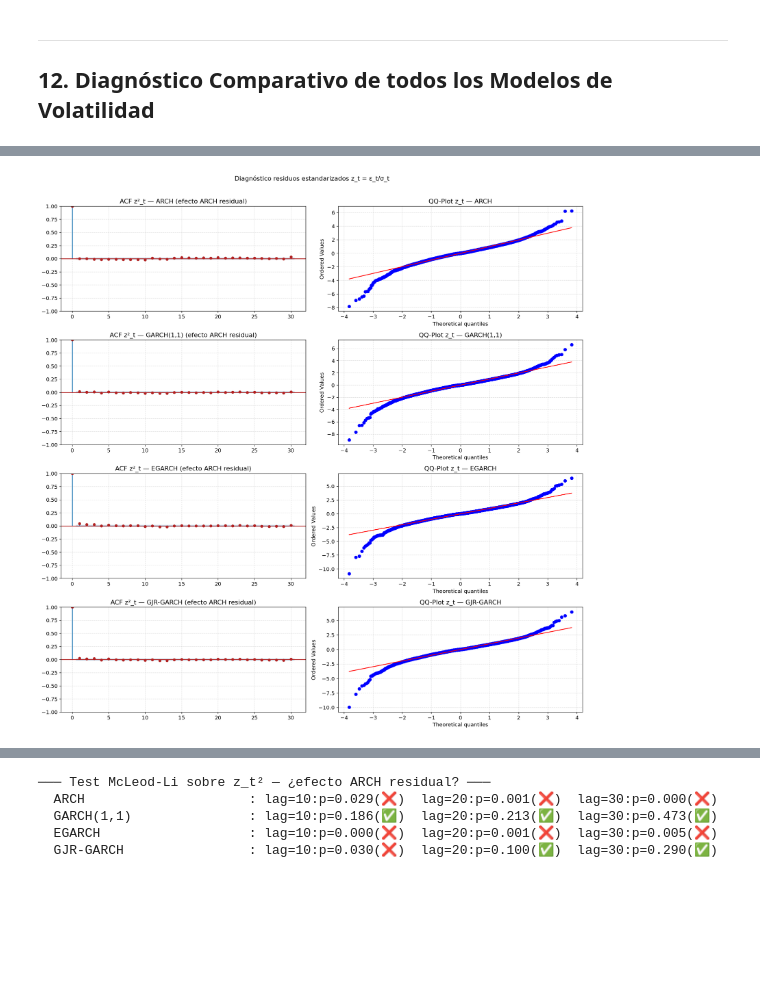
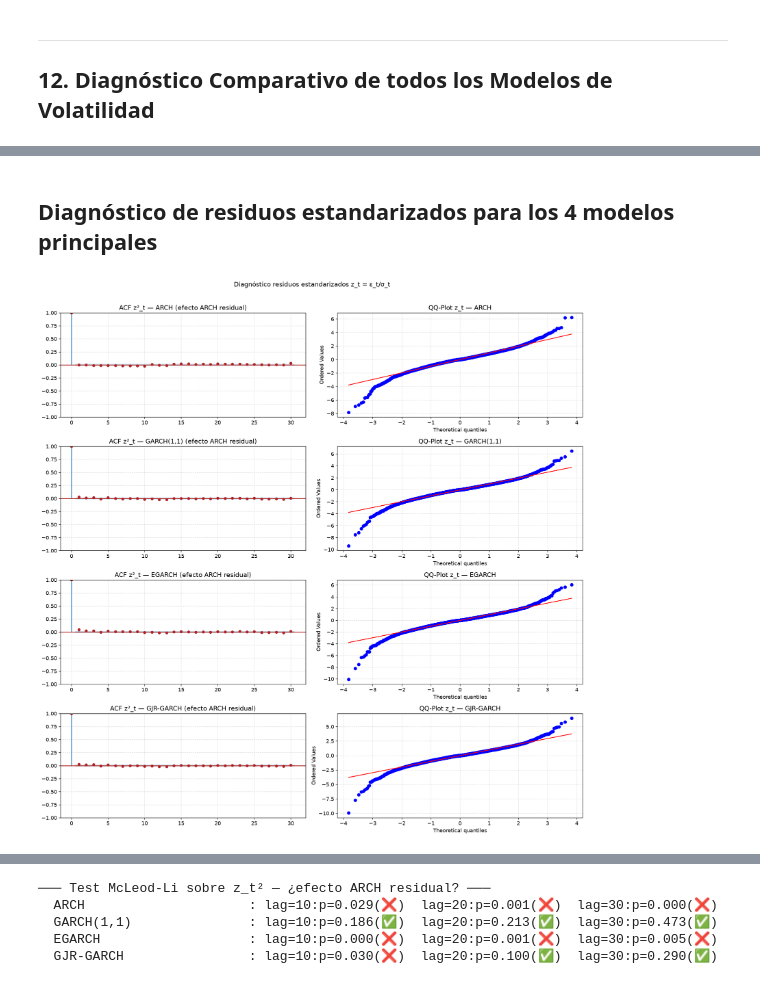
Before and after one commit to flopyromero/Proyecto-petr-leo-WTI-, a Jupyter notebook: tp4_tp5_wti.ipynb, the cells around one changed output, grey strips where cells are left out. Cells and saved outputs as stored; diff of their text form; code cells hidden in the pictures; blank space fills up the shorter version.

```diff
--- a/tp4_tp5_wti.ipynb
+++ b/tp4_tp5_wti.ipynb
@@ -1298,0 +1298,20 @@ Los tres modelos con dist=t están muy juntos (diferencia de ~38 unidades entre
+# %%
+# Coeficientes clave de todos los modelos ajustados
+todos_modelos = {
+    **{k: v for k, v in modelos_arch.items() if k == BEST_ARCH},
+    **{k: v for k, v in modelos_garch.items() if k == BEST_GARCH},
+    **{k: v for k, v in modelos_egarch.items() if k == BEST_EGARCH},
+    **{k: v for k, v in modelos_gjr.items() if k == BEST_GJR},
+}
+
+for nombre, m in todos_modelos.items():
+    params = m.params
+    pvals  = m.pvalues
+    print(f'\n── {nombre} ──')
+    for p_name in ['omega', 'alpha[1]', 'gamma[1]', 'beta[1]', 'beta[2]']:
+        if p_name in params.index:
+            sig = '✅' if pvals[p_name] < 0.05 else '❌ no significativo'
+            print(f'  {p_name:12s}: {params[p_name]:8.4f}  p={pvals[p_name]:.4f}  {sig}')
+    if 'nu' in params.index:
+        print(f'  {"nu":12s}: {params["nu"]:8.4f}  p={pvals["nu"]:.4f}  ✅ (colas pesadas)')
+    print(f'  {"LogLik":12s}: {m.loglikelihood:.2f}')
@@ -1299,36 +1336,38 @@ Los tres modelos con dist=t están muy juntos (diferencia de ~38 unidades entre
+# %% [markdown]
+## Diagnóstico de residuos estandarizados para los 4 modelos principales
 # %%
 # --- Diagnóstico de residuos estandarizados para los 4 modelos principales ---
 # Un modelo por familia: ARCH óptimo, GARCH(1,1) normal, EGARCH(1,1,1) t, GJR-GARCH(1,1,1) t
 
 modelos_principales = {
     'ARCH': modelos_arch.get(BEST_ARCH),
-    'GARCH(1,1)': modelos_garch.get('GARCH(1,1) dist=normal'),
-    'EGARCH': modelos_egarch.get('EGARCH(1,1,1) dist=t'),
-    'GJR-GARCH': modelos_tgarch.get('GJR-GARCH(1,1,1) dist=t'),
+    'GARCH(1,1)': modelos_garch.get('GARCH(1,1) dist=t'),
+    'EGARCH': modelos_egarch.get('EGARCH(1,1) dist=t'),
+    'GJR-GARCH': modelos_gjr.get('GJR-GARCH(1,1,1) dist=t'),
 }
 modelos_principales = {k: v for k,v in modelos_principales.items() if v is not None}
 
 fig, axes = plt.subplots(len(modelos_principales), 2,
                           figsize=(16, 4*len(modelos_principales)))
 if len(modelos_principales) == 1:
     axes = [axes]
 
 for i, (nombre, m) in enumerate(modelos_principales.items()):
     z = m.std_resid.dropna()
 
     # ACF de z_t^2
     plot_acf(z**2, lags=30, ax=axes[i][0],
              title=f'ACF z²_t — {nombre} (efecto ARCH residual)',
              alpha=0.05, color='firebrick')
     axes[i][0].grid(True, linestyle='--', alpha=0.4)
 
     # QQ-plot
     stats.probplot(z, dist='norm', plot=axes[i][1])
     axes[i][1].set_title(f'QQ-Plot z_t — {nombre}')
     axes[i][1].grid(True, linestyle='--', alpha=0.4)
 
 plt.suptitle('Diagnóstico residuos estandarizados z_t = ε_t/σ_t', fontsize=13, y=1.01)
 plt.tight_layout()
 plt.show()
 # %% [output]
-[figure, old version]
+[figure, new version]
```
Also changed, not shown: parts of 32 cells of this notebook.
